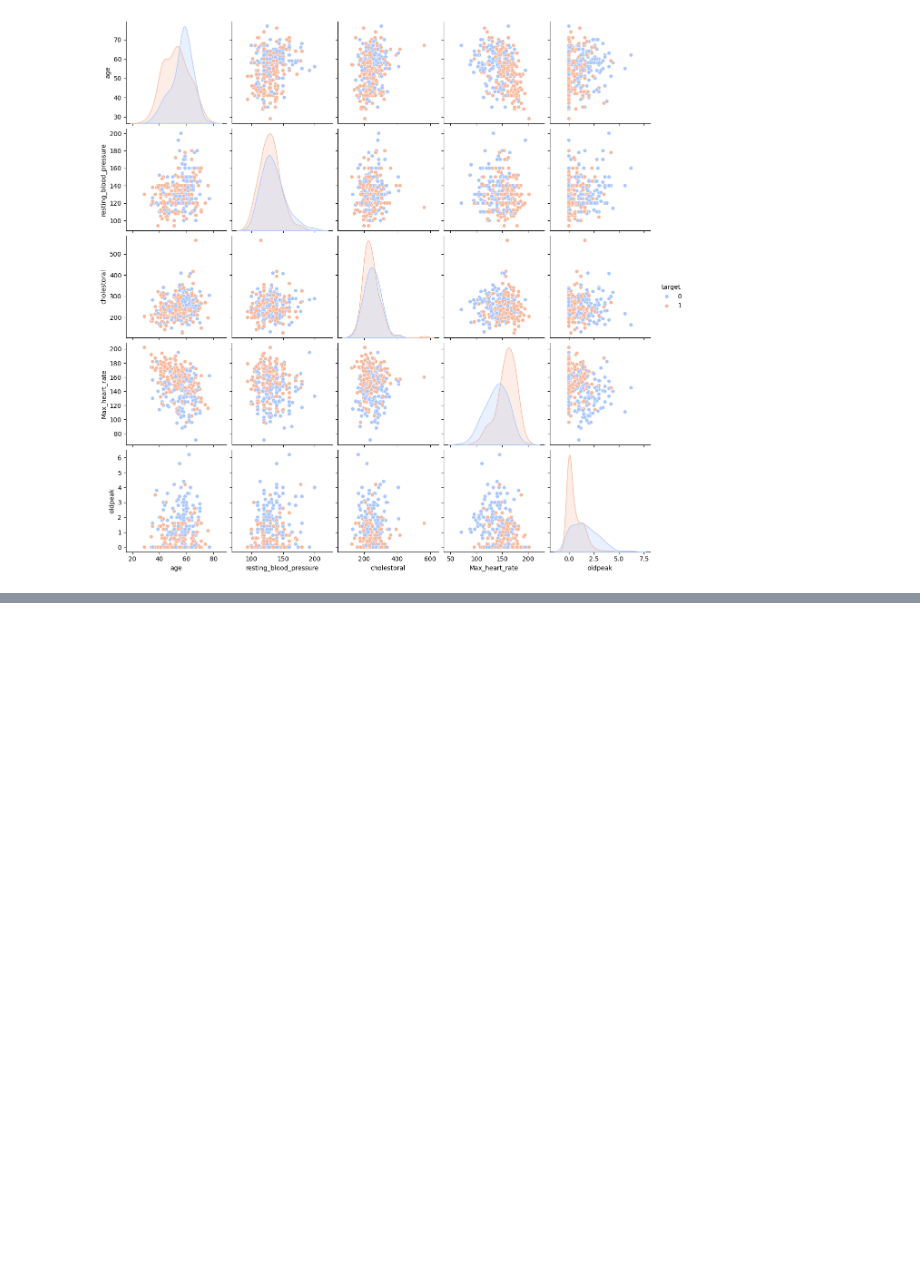
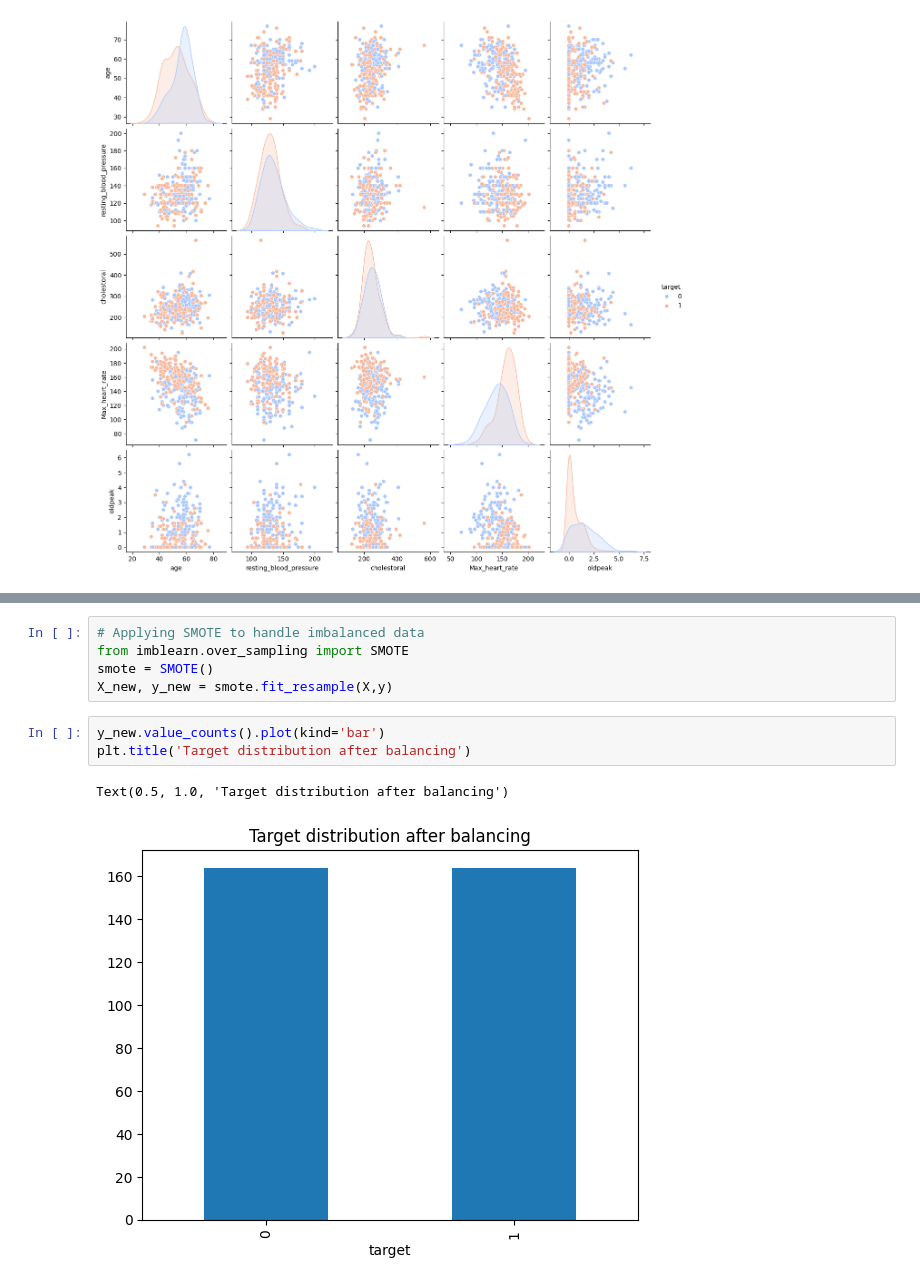
Before and after one commit to chfaizan2/Heart-Disease-Prediction-Using-Machine-Learning, a Jupyter notebook: Task_2_Heart_Disease_Prediction.ipynb, the cells around one changed output, grey strips where cells are left out. Saved outputs shown, nothing was run; the diff lists cells and outputs as text; blank space fills up the shorter version.

```diff
--- a/Task_2_Heart_Disease_Prediction.ipynb
+++ b/Task_2_Heart_Disease_Prediction.ipynb
@@ -250,0 +275,11 @@ plt.show()
+# %%
+# Applying SMOTE to handle imbalanced data
+from imblearn.over_sampling import SMOTE
+smote = SMOTE()
+X_new, y_new = smote.fit_resample(X,y)
+# %%
+y_new.value_counts().plot(kind='bar')
+plt.title('Target distribution after balancing')
+# %% [output]
+Text(0.5, 1.0, 'Target distribution after balancing')
+[figure, added]
```
Also changed, not shown: parts of 14 cells of this notebook.
